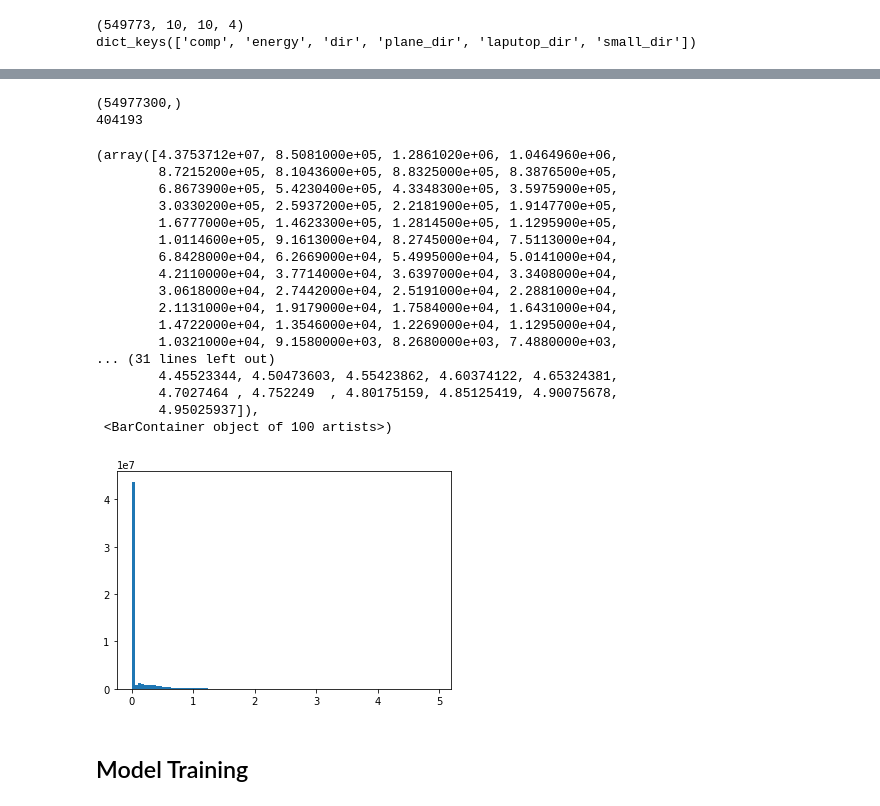
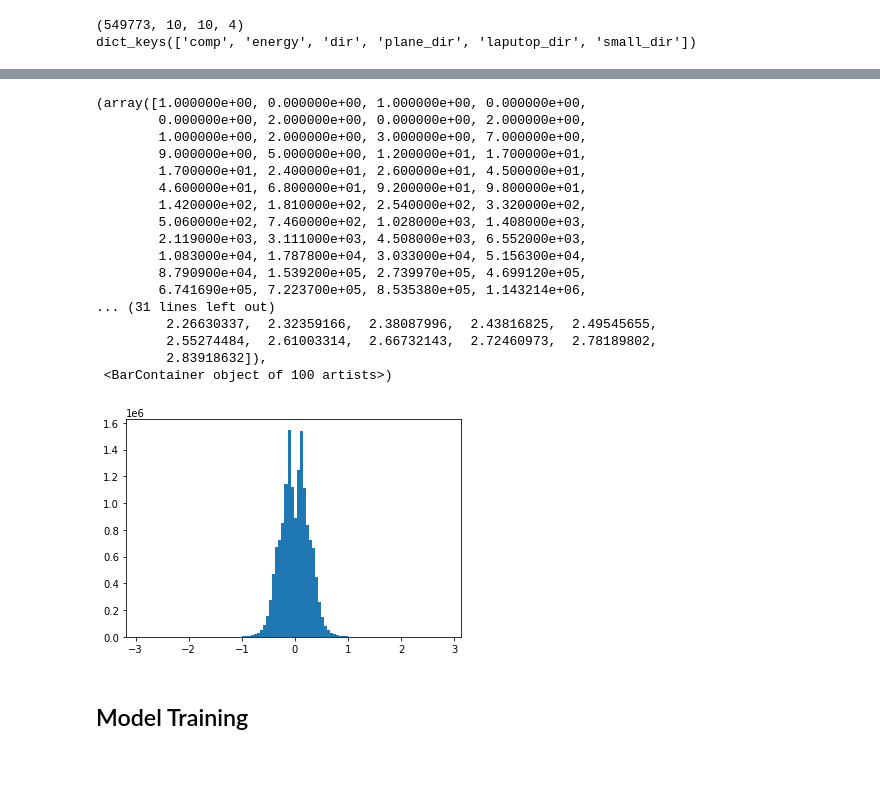
Before and after one commit to fmcnallyi3/icetop-cnn, a Jupyter notebook: simple_reco.ipynb, the cells around one changed output, grey strips where cells are left out. Drawn from its saved outputs; the diff is of its cells as text; code cells hidden in the pictures; blank space fills up the shorter version.

```diff
--- a/simple_reco.ipynb
+++ b/simple_reco.ipynb
@@ -40,25 +141,22 @@ dict_keys(['comp', 'energy', 'dir', 'plane_dir', 'laputop_dir', 'small_dir'])
 # %%
-print(x[...,0].flatten().shape)
-print(np.count_nonzero(x[...,0] > 1.5))
-plt.hist(x[...,0].flatten(),bins=100)
+notBothZero = np.invert(np.logical_and(x[...,0] == 0.0,x[...,1] == 0.0))
+plt.hist(x[notBothZero,1].flatten()-x[notBothZero,0].flatten(),bins=100)
 # %% [output]
-(54977300,)
-404193
+(array([1.000000e+00, 0.000000e+00, 1.000000e+00, 0.000000e+00,
+        0.000000e+00, 2.000000e+00, 0.000000e+00, 2.000000e+00,
+        1.000000e+00, 2.000000e+00, 3.000000e+00, 7.000000e+00,
+        9.000000e+00, 5.000000e+00, 1.200000e+01, 1.700000e+01,
+        1.700000e+01, 2.400000e+01, 2.600000e+01, 4.500000e+01,
+        4.600000e+01, 6.800000e+01, 9.200000e+01, 9.800000e+01,
+        1.420000e+02, 1.810000e+02, 2.540000e+02, 3.320000e+02,
+        5.060000e+02, 7.460000e+02, 1.028000e+03, 1.408000e+03,
+        2.119000e+03, 3.111000e+03, 4.508000e+03, 6.552000e+03,
+        1.083000e+04, 1.787800e+04, 3.033000e+04, 5.156300e+04,
+        8.790900e+04, 1.539200e+05, 2.739970e+05, 4.699120e+05,
+        6.741690e+05, 7.223700e+05, 8.535380e+05, 1.143214e+06,
+... (31 lines left out)
+         2.26630337,  2.32359166,  2.38087996,  2.43816825,  2.49545655,
+         2.55274484,  2.61003314,  2.66732143,  2.72460973,  2.78189802,
+         2.83918632]),
+ <BarContainer object of 100 artists>)
-(array([4.3753712e+07, 8.5081000e+05, 1.2861020e+06, 1.0464960e+06,
-        8.7215200e+05, 8.1043600e+05, 8.8325000e+05, 8.3876500e+05,
-        6.8673900e+05, 5.4230400e+05, 4.3348300e+05, 3.5975900e+05,
-        3.0330200e+05, 2.5937200e+05, 2.2181900e+05, 1.9147700e+05,
-        1.6777000e+05, 1.4623300e+05, 1.2814500e+05, 1.1295900e+05,
-        1.0114600e+05, 9.1613000e+04, 8.2745000e+04, 7.5113000e+04,
-        6.8428000e+04, 6.2669000e+04, 5.4995000e+04, 5.0141000e+04,
-        4.2110000e+04, 3.7714000e+04, 3.6397000e+04, 3.3408000e+04,
-        3.0618000e+04, 2.7442000e+04, 2.5191000e+04, 2.2881000e+04,
-        2.1131000e+04, 1.9179000e+04, 1.7584000e+04, 1.6431000e+04,
-        1.4722000e+04, 1.3546000e+04, 1.2269000e+04, 1.1295000e+04,
-        1.0321000e+04, 9.1580000e+03, 8.2680000e+03, 7.4880000e+03,
-... (31 lines left out)
-        4.45523344, 4.50473603, 4.55423862, 4.60374122, 4.65324381,
-        4.7027464 , 4.752249  , 4.80175159, 4.85125419, 4.90075678,
-        4.95025937]),
- <BarContainer object of 100 artists>)
-[figure, old version]
+[figure, new version]
```
Also changed, not shown: parts of 6 cells of this notebook.
